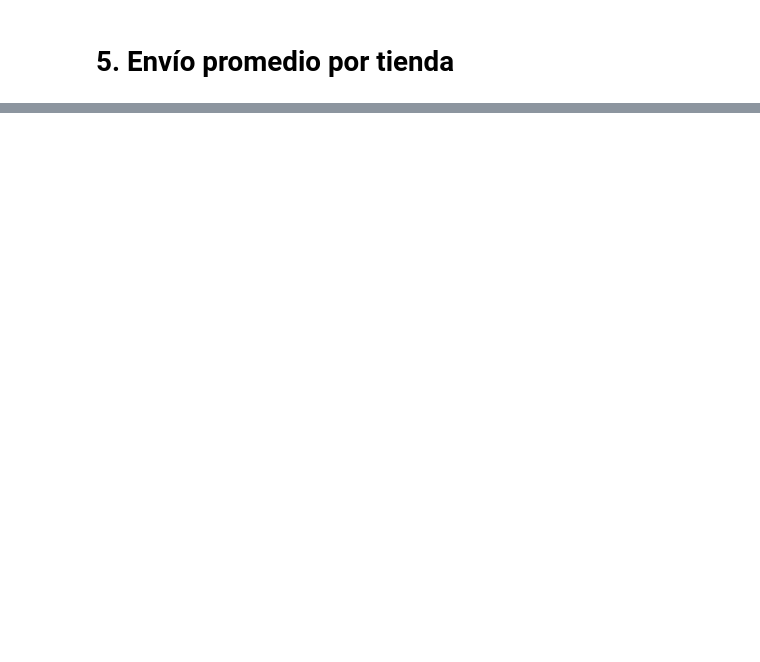
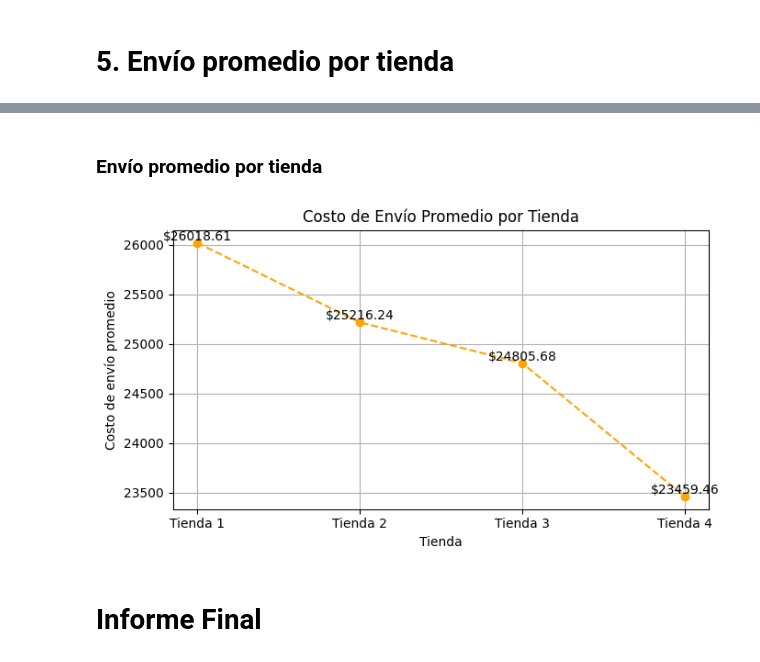
Before and after one commit to Lavsdyc/AluraStore, a Jupyter notebook: AluraStoreLatam.ipynb, the cells around one changed output, grey strips where cells are left out. Drawn from its saved outputs; the diff is of its cells as text; code cells hidden in the pictures; blank space fills up the shorter version.

```diff
--- a/AluraStoreLatam.ipynb
+++ b/AluraStoreLatam.ipynb
@@ -35,0 +238,34 @@ tienda.head()
+# %% [markdown]
+### **Envío promedio por tienda**
+# %%
+costo_envio_tienda1 = tienda['Costo de envío'].mean()
+costo_envio_tienda2 = tienda2['Costo de envío'].mean()
+costo_envio_tienda3 = tienda3['Costo de envío'].mean()
+costo_envio_tienda4 = tienda4['Costo de envío'].mean()
+
+nombres_tienda = ['Tienda 1', 'Tienda 2', 'Tienda 3', 'Tienda 4']
+promedios_envio = [
+    costo_envio_tienda1,
+    costo_envio_tienda2,
+    costo_envio_tienda3,
+    costo_envio_tienda4
+]
+
+import matplotlib.pyplot as plt
+
+plt.figure(figsize=(7,4))
+plt.plot(nombres_tienda, promedios_envio, marker='o', linestyle='--', color='orange')
+
+for x, y in zip(nombres_tienda, promedios_envio):
+    plt.text(x, y, f"${y:.2f}", ha='center', va='bottom')
+
+plt.title('Costo de Envío Promedio por Tienda')
+plt.xlabel('Tienda')
+plt.ylabel('Costo de envío promedio')
+plt.grid(True)
+plt.tight_layout()
+plt.show()
+# %% [output]
+[figure, added]
+# %% [markdown]
+# **Informe Final**
```
Also changed, not shown: parts of 20 cells of this notebook.
